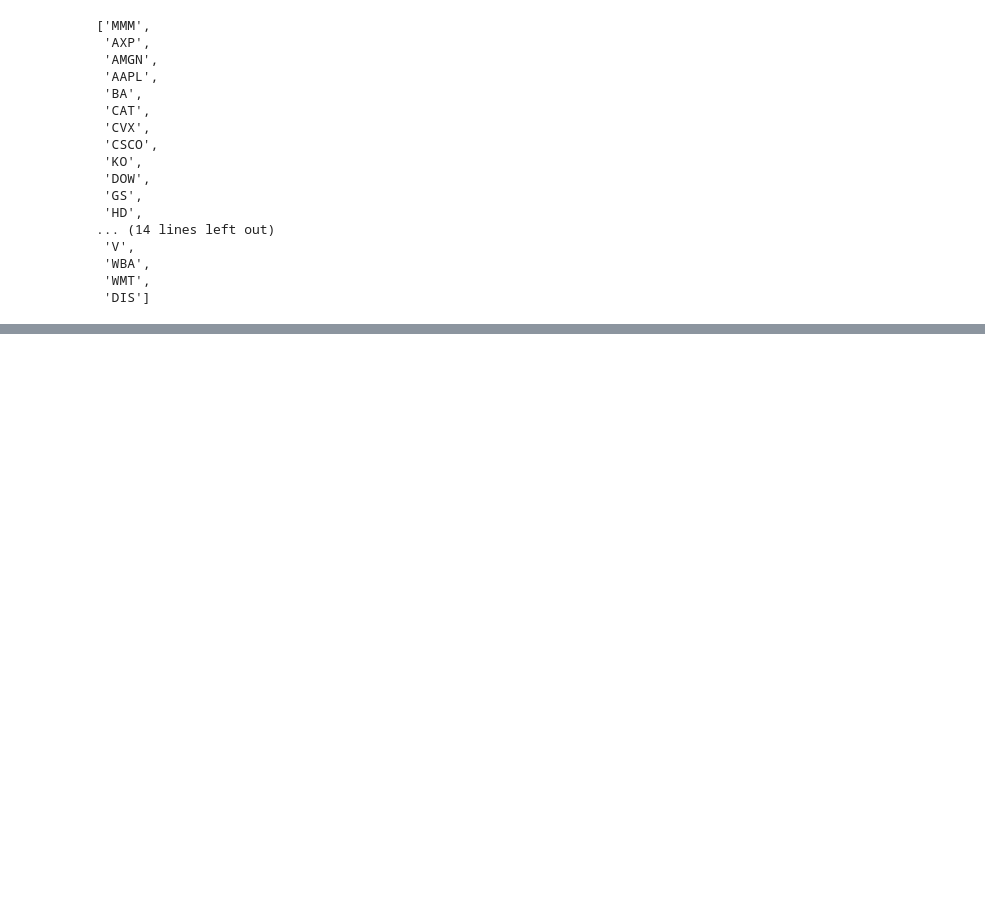
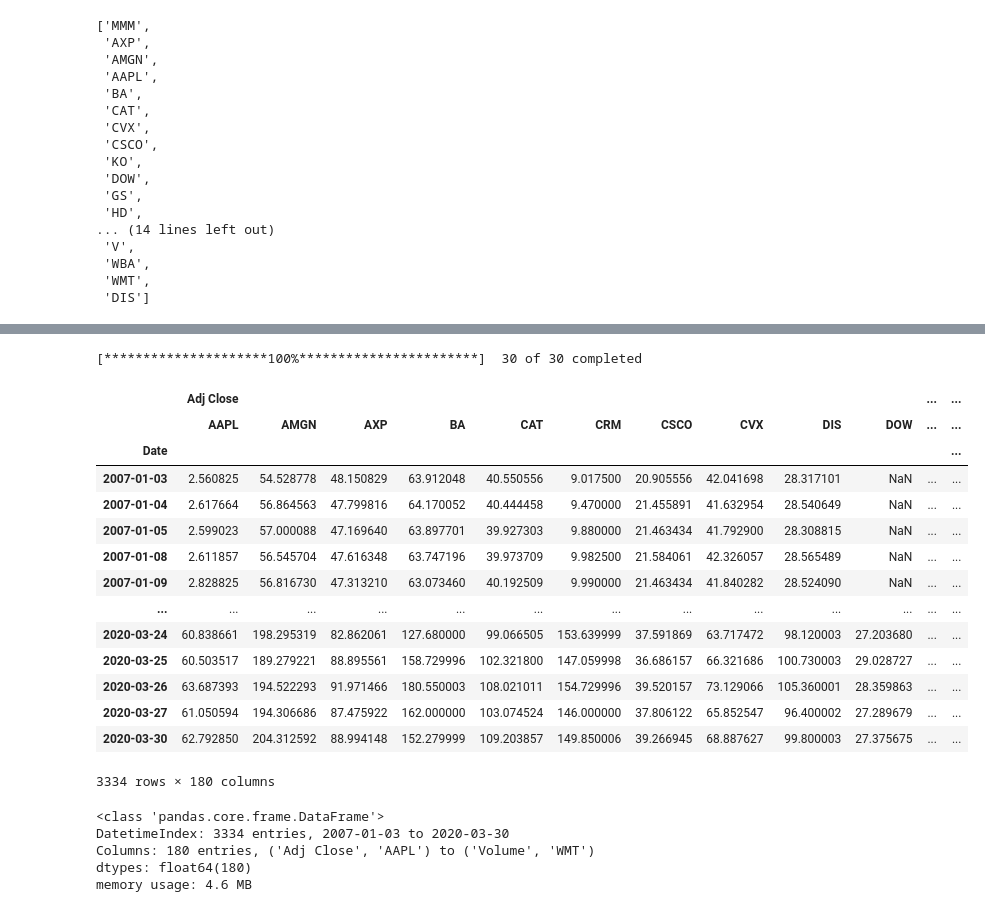
Before and after one commit to HunterKane/Project-9-Web-scraping-API-Wrappers, a Jupyter notebook: Web Scraping & API Wrapping .ipynb, the cells around one changed output, grey strips where cells are left out. Cells and saved outputs as stored; diff of their text form; code cells hidden in the pictures; blank space fills up the shorter version.

Commit message:
Pulled Data from Web API
1) Pull stock data from yfinance. Install yfinance through the terminate/ Anaconda CL.
- Pip install yfinance

2) Load and Save Historical Data

```diff
--- a/Web Scraping & API Wrapping .ipynb
+++ b/Web Scraping & API Wrapping .ipynb
@@ -221,0 +319,31 @@ const.to_csv("const_csv", index = False)
+# %%
+#Create prices for tickers
+prices = yf.download(ticker_list, start = "2007-01-01", end = "2020-3-31")
+# %% [output]
+[*********************100%***********************]  30 of 30 completed
+# %%
+prices
+# %% [output]
+|  | Adj Close |  |  |  |  |  |  |  |  |  | ... | ... |
+|  | AAPL | AMGN | AXP | BA | CAT | CRM | CSCO | CVX | DIS | DOW | ... | ... |
+| Date |  |  |  |  |  |  |  |  |  |  |  | ... |
+| 2007-01-03 | 2.560825 | 54.528778 | 48.150829 | 63.912048 | 40.550556 | 9.017500 | 20.905556 | 42.041698 | 28.317101 | NaN | ... | ... |
+| 2007-01-04 | 2.617664 | 56.864563 | 47.799816 | 64.170052 | 40.444458 | 9.470000 | 21.455891 | 41.632954 | 28.540649 | NaN | ... | ... |
+| 2007-01-05 | 2.599023 | 57.000088 | 47.169640 | 63.897701 | 39.927303 | 9.880000 | 21.463434 | 41.792900 | 28.308815 | NaN | ... | ... |
+| 2007-01-08 | 2.611857 | 56.545704 | 47.616348 | 63.747196 | 39.973709 | 9.982500 | 21.584061 | 42.326057 | 28.565489 | NaN | ... | ... |
+| 2007-01-09 | 2.828825 | 56.816730 | 47.313210 | 63.073460 | 40.192509 | 9.990000 | 21.463434 | 41.840282 | 28.524090 | NaN | ... | ... |
+| ... | ... | ... | ... | ... | ... | ... | ... | ... | ... | ... | ... | ... |
+| 2020-03-24 | 60.838661 | 198.295319 | 82.862061 | 127.680000 | 99.066505 | 153.639999 | 37.591869 | 63.717472 | 98.120003 | 27.203680 | ... | ... |
+| 2020-03-25 | 60.503517 | 189.279221 | 88.895561 | 158.729996 | 102.321800 | 147.059998 | 36.686157 | 66.321686 | 100.730003 | 29.028727 | ... | ... |
+| 2020-03-26 | 63.687393 | 194.522293 | 91.971466 | 180.550003 | 108.021011 | 154.729996 | 39.520157 | 73.129066 | 105.360001 | 28.359863 | ... | ... |
+| 2020-03-27 | 61.050594 | 194.306686 | 87.475922 | 162.000000 | 103.074524 | 146.000000 | 37.806122 | 65.852547 | 96.400002 | 27.289679 | ... | ... |
+| 2020-03-30 | 62.792850 | 204.312592 | 88.994148 | 152.279999 | 109.203857 | 149.850006 | 39.266945 | 68.887627 | 99.800003 | 27.375675 | ... | ... |
+3334 rows × 180 columns
+# %%
+prices.info()
+# %% [output]
+<class 'pandas.core.frame.DataFrame'>
+DatetimeIndex: 3334 entries, 2007-01-03 to 2020-03-30
+Columns: 180 entries, ('Adj Close', 'AAPL') to ('Volume', 'WMT')
+dtypes: float64(180)
+memory usage: 4.6 MB
```
Also changed, not shown: parts of 17 cells of this notebook.
